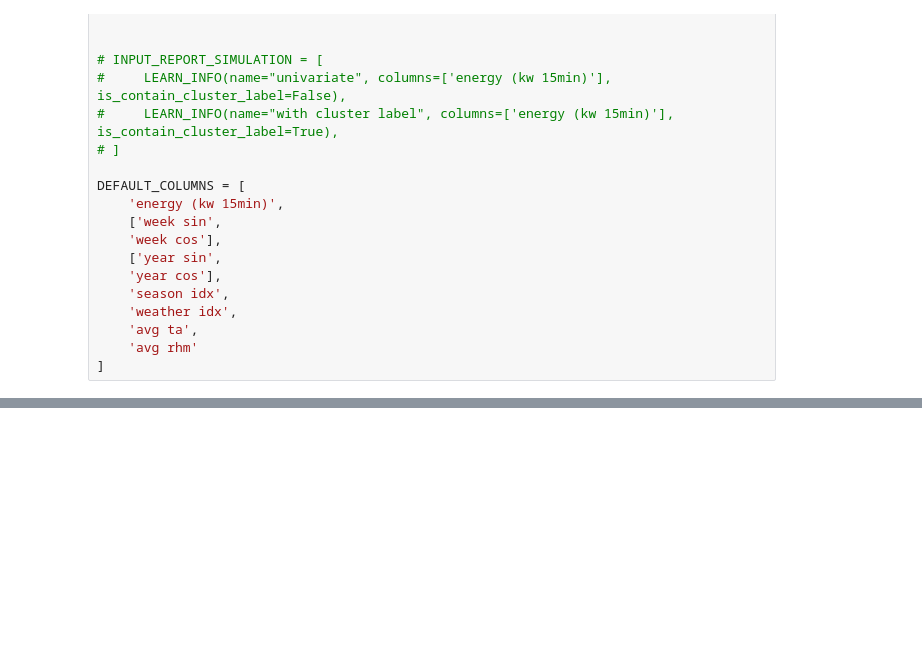
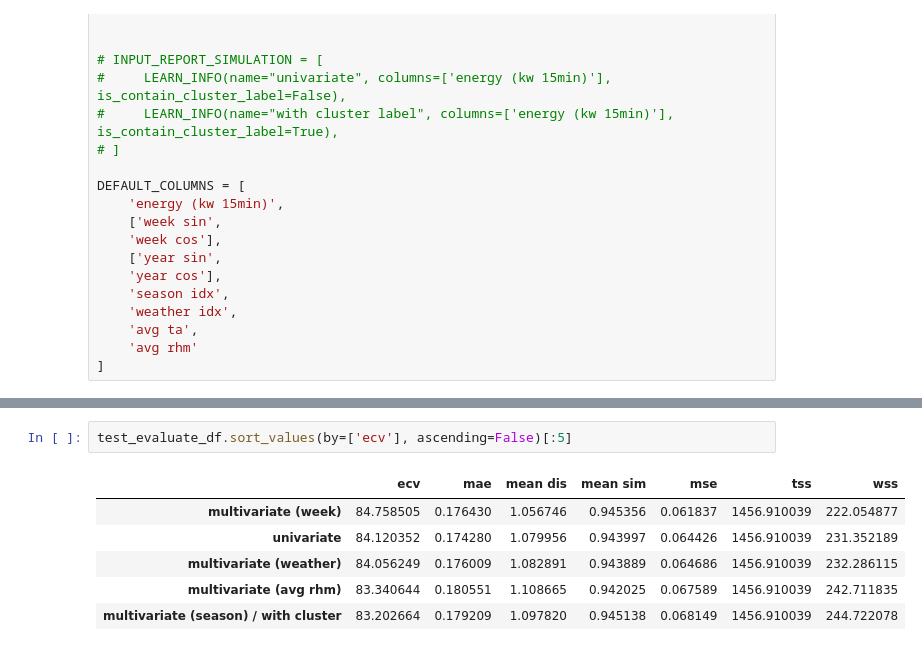
Before and after one commit to formegusto/demand-forecasting, a Jupyter notebook: Cluster Pattern Use (Input).ipynb, the cells around one changed output, grey strips where cells are left out. Saved outputs shown, nothing was run; the diff lists cells and outputs as text; blank space fills up the shorter version.

```diff
--- a/Cluster Pattern Use (Input).ipynb
+++ b/Cluster Pattern Use (Input).ipynb
@@ -123,0 +201,9 @@ val_evaluate_df
+# %%
+test_evaluate_df.sort_values(by=['ecv'], ascending=False)[:5]
+# %% [output]
+|  | ecv | mae | mean dis | mean sim | mse | tss | wss |
+| multivariate (week) | 84.758505 | 0.176430 | 1.056746 | 0.945356 | 0.061837 | 1456.910039 | 222.054877 |
+| univariate | 84.120352 | 0.174280 | 1.079956 | 0.943997 | 0.064426 | 1456.910039 | 231.352189 |
+| multivariate (weather) | 84.056249 | 0.176009 | 1.082891 | 0.943889 | 0.064686 | 1456.910039 | 232.286115 |
+| multivariate (avg rhm) | 83.340644 | 0.180551 | 1.108665 | 0.942025 | 0.067589 | 1456.910039 | 242.711835 |
+| multivariate (season) / with cluster | 83.202664 | 0.179209 | 1.097820 | 0.945138 | 0.068149 | 1456.910039 | 244.722078 |
```
Also changed, not shown: parts of 9 cells of this notebook, 5 other files.
